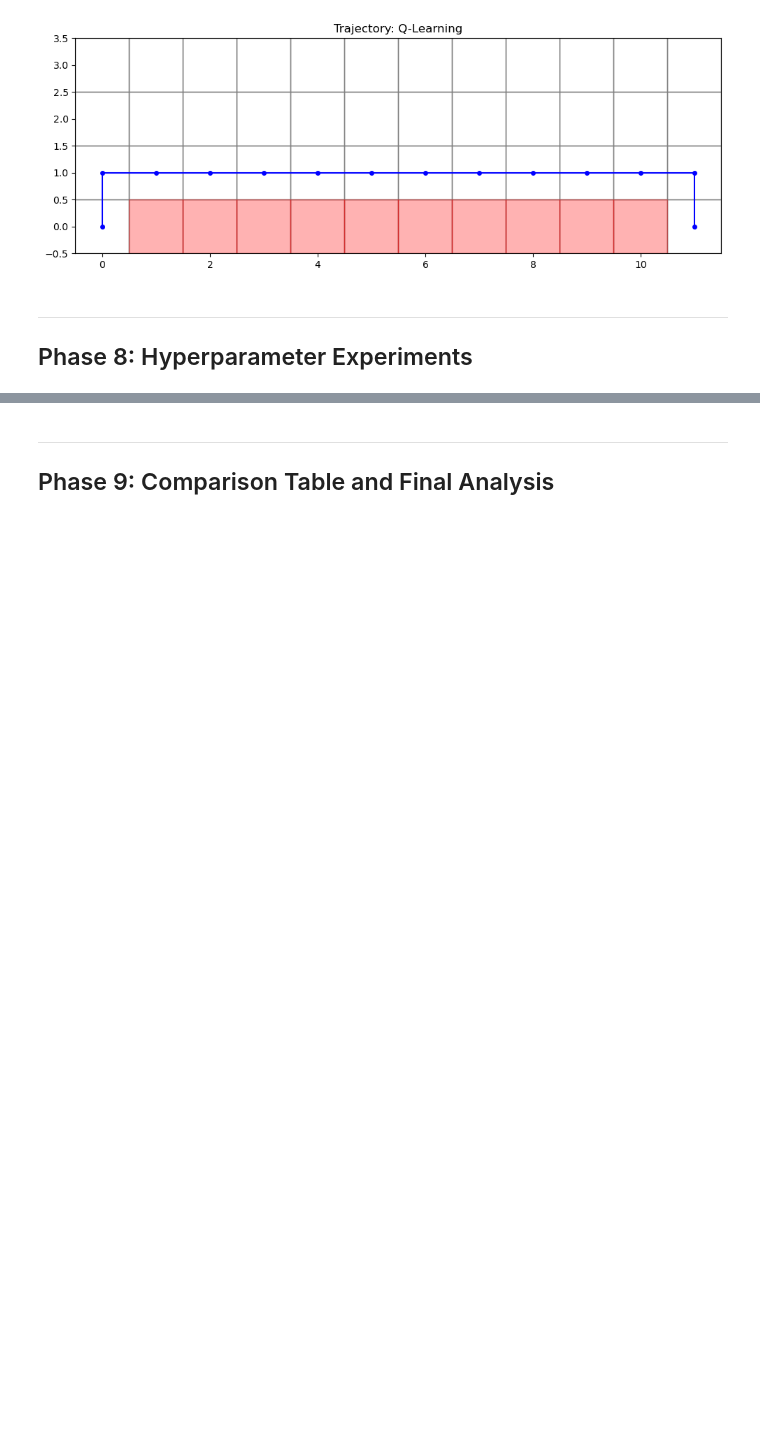
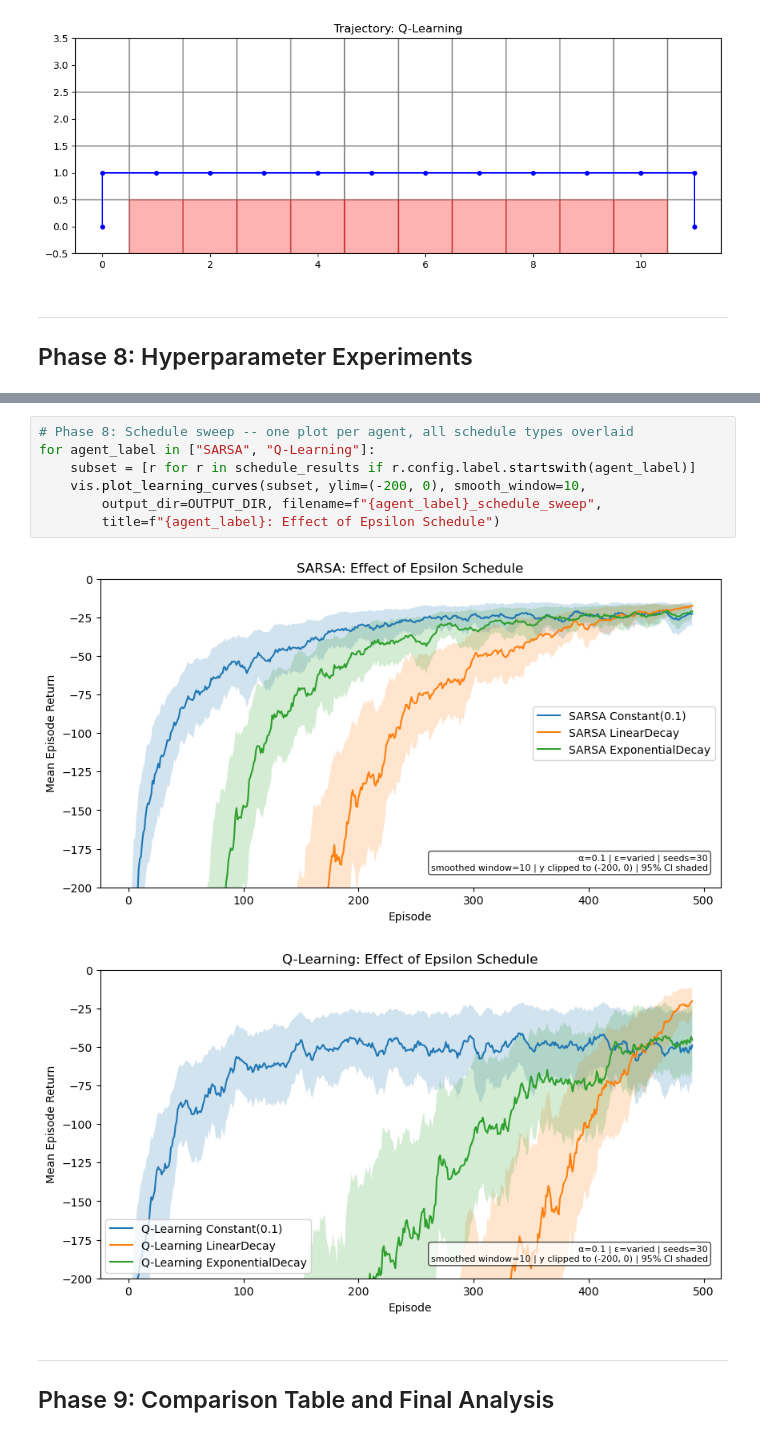
Before and after one commit to craig-rudman/MSDS684, a Jupyter notebook: W4/ipynb/development.ipynb, the cells around one changed output, grey strips where cells are left out. Drawn from its saved outputs; the diff is of its cells as text; blank space fills up the shorter version.

```diff
--- a/W4/ipynb/development.ipynb
+++ b/W4/ipynb/development.ipynb
@@ -503,3 +630,13 @@ for r in results:
+# %%
+# Phase 8: Schedule sweep -- one plot per agent, all schedule types overlaid
+for agent_label in ["SARSA", "Q-Learning"]:
+    subset = [r for r in schedule_results if r.config.label.startswith(agent_label)]
+    vis.plot_learning_curves(subset, ylim=(-200, 0), smooth_window=10,
+        output_dir=OUTPUT_DIR, filename=f"{agent_label}_schedule_sweep",
+        title=f"{agent_label}: Effect of Epsilon Schedule")
+# %% [output]
+[figure, added]
+[figure, added]
 # %% [markdown]
 ---
 ## Phase 9: Comparison Table and Final Analysis
```
Also changed, not shown: parts of 17 cells of this notebook, 29 other files.
